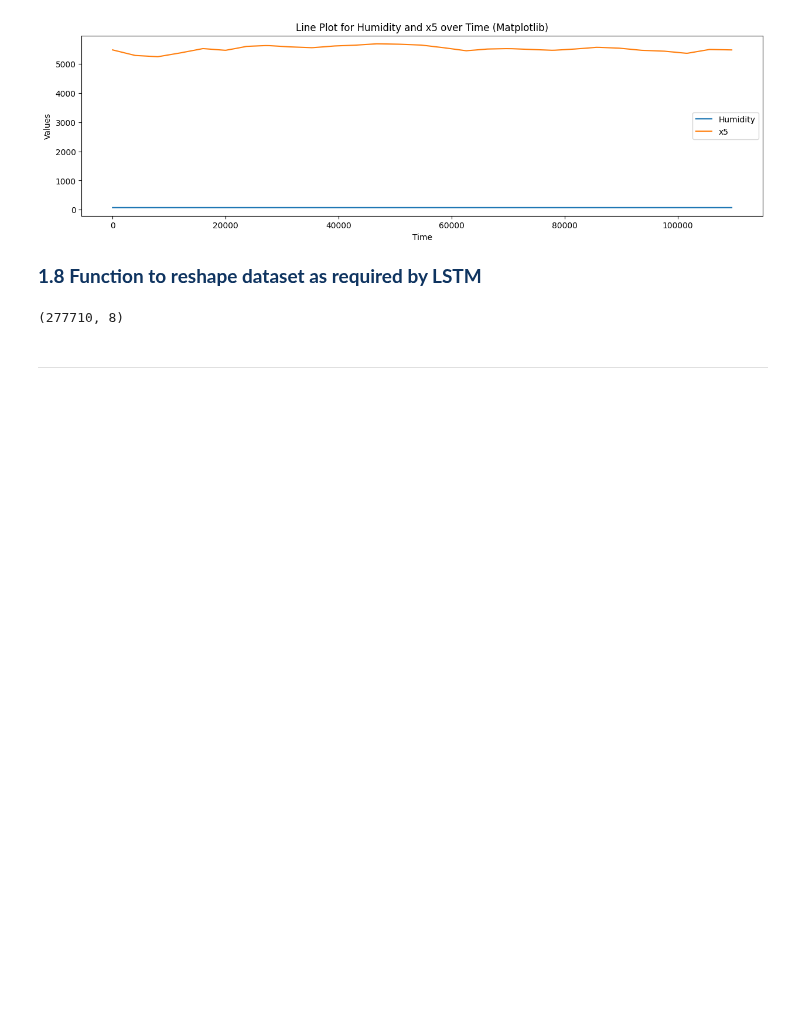
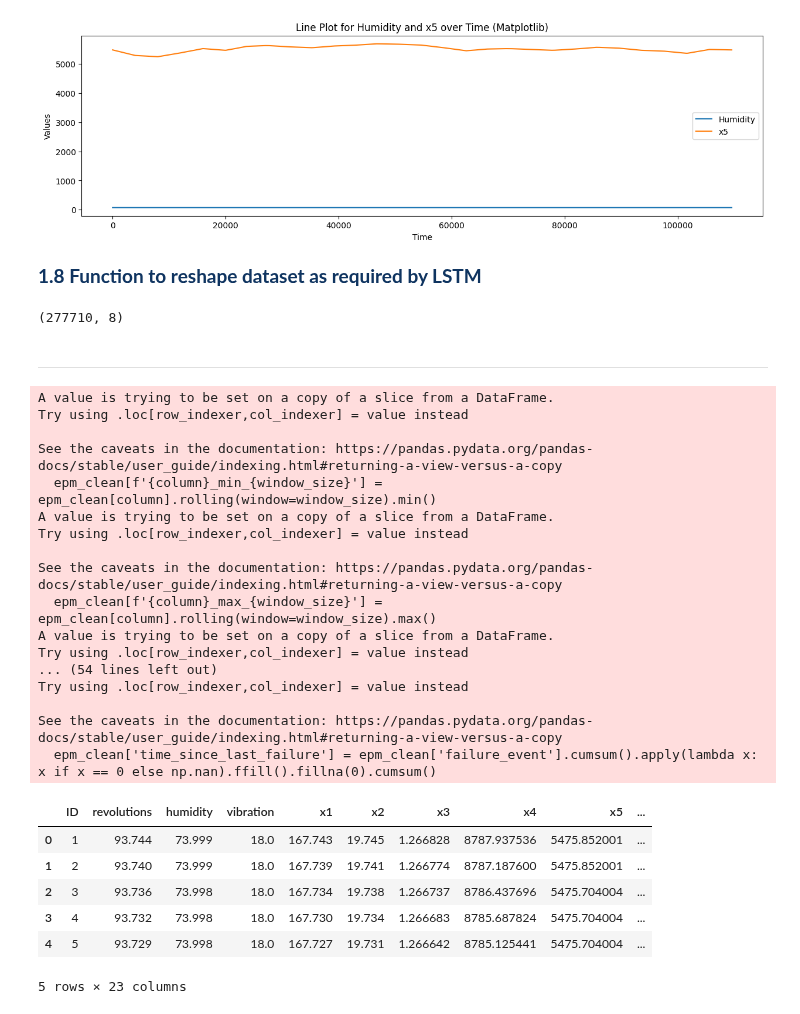
Before and after one commit to Zyad-Abdelhafiz/Elevator-Predictive-Maintenance, a Jupyter notebook: EPM.ipynb, the cells around one changed output. Saved outputs shown, nothing was run; the diff lists cells and outputs as text; code cells hidden in the pictures; blank space fills up the shorter version.

```diff
--- a/EPM.ipynb
+++ b/EPM.ipynb
@@ -238,3 +238,53 @@ print(seq_array.shape)
 (277710, 8)
 # %% [markdown]
 <hr>
+# %%
+import numpy as np
+
+# Min, Max, Median over a window size of 3
+window_size = 3
+for column in ['revolutions', 'humidity', 'vibration']:
+    epm_clean[f'{column}_min_{window_size}'] = epm_clean[column].rolling(window=window_size).min()
+    epm_clean[f'{column}_max_{window_size}'] = epm_clean[column].rolling(window=window_size).max()
+    epm_clean[f'{column}_median_{window_size}'] = epm_clean[column].rolling(window=window_size).median()
+
+# Z-scores for deviations from the mean
+for column in ['revolutions', 'humidity', 'vibration']:
+    epm_clean[f'{column}_z_score'] = (epm_clean[column] - epm_clean[column].mean()) / epm_clean[column].std()
+
+# Example of a "time since last event" feature (assuming binary failure events)
+# For demonstration, we will create a random failure event series
+np.random.seed(42)
+epm_clean['failure_event'] = np.random.choice([0, 1], size=len(epm_clean), p=[0.95, 0.05])
+
+# Calculate time since last failure event
+epm_clean['time_since_last_failure'] = epm_clean['failure_event'].cumsum().apply(lambda x: x if x == 0 else np.nan).ffill().fillna(0).cumsum()
+
+# Display the first few rows of the updated epm_clean to check the new features
+epm_clean_updated_head_additional = epm_clean.head()
+epm_clean_updated_head_additional
+# %% [output]
+A value is trying to be set on a copy of a slice from a DataFrame.
+Try using .loc[row_indexer,col_indexer] = value instead
+
+See the caveats in the documentation: https://pandas.pydata.org/pandas-docs/stable/user_guide/indexing.html#returning-a-view-versus-a-copy
+  epm_clean[f'{column}_min_{window_size}'] = epm_clean[column].rolling(window=window_size).min()
+A value is trying to be set on a copy of a slice from a DataFrame.
+Try using .loc[row_indexer,col_indexer] = value instead
+
+See the caveats in the documentation: https://pandas.pydata.org/pandas-docs/stable/user_guide/indexing.html#returning-a-view-versus-a-copy
+  epm_clean[f'{column}_max_{window_size}'] = epm_clean[column].rolling(window=window_size).max()
+A value is trying to be set on a copy of a slice from a DataFrame.
+Try using .loc[row_indexer,col_indexer] = value instead
+... (54 lines left out)
+Try using .loc[row_indexer,col_indexer] = value instead
+
+See the caveats in the documentation: https://pandas.pydata.org/pandas-docs/stable/user_guide/indexing.html#returning-a-view-versus-a-copy
+  epm_clean['time_since_last_failure'] = epm_clean['failure_event'].cumsum().apply(lambda x: x if x == 0 else np.nan).ffill().fillna(0).cumsum()
+|  | ID | revolutions | humidity | vibration | x1 | x2 | x3 | x4 | x5 | ... |
+| 0 | 1 | 93.744 | 73.999 | 18.0 | 167.743 | 19.745 | 1.266828 | 8787.937536 | 5475.852001 | ... |
+| 1 | 2 | 93.740 | 73.999 | 18.0 | 167.739 | 19.741 | 1.266774 | 8787.187600 | 5475.852001 | ... |
+| 2 | 3 | 93.736 | 73.998 | 18.0 | 167.734 | 19.738 | 1.266737 | 8786.437696 | 5475.704004 | ... |
+| 3 | 4 | 93.732 | 73.998 | 18.0 | 167.730 | 19.734 | 1.266683 | 8785.687824 | 5475.704004 | ... |
+| 4 | 5 | 93.729 | 73.998 | 18.0 | 167.727 | 19.731 | 1.266642 | 8785.125441 | 5475.704004 | ... |
+5 rows × 23 columns
```
Also changed, not shown: parts of 2 cells of this notebook.
